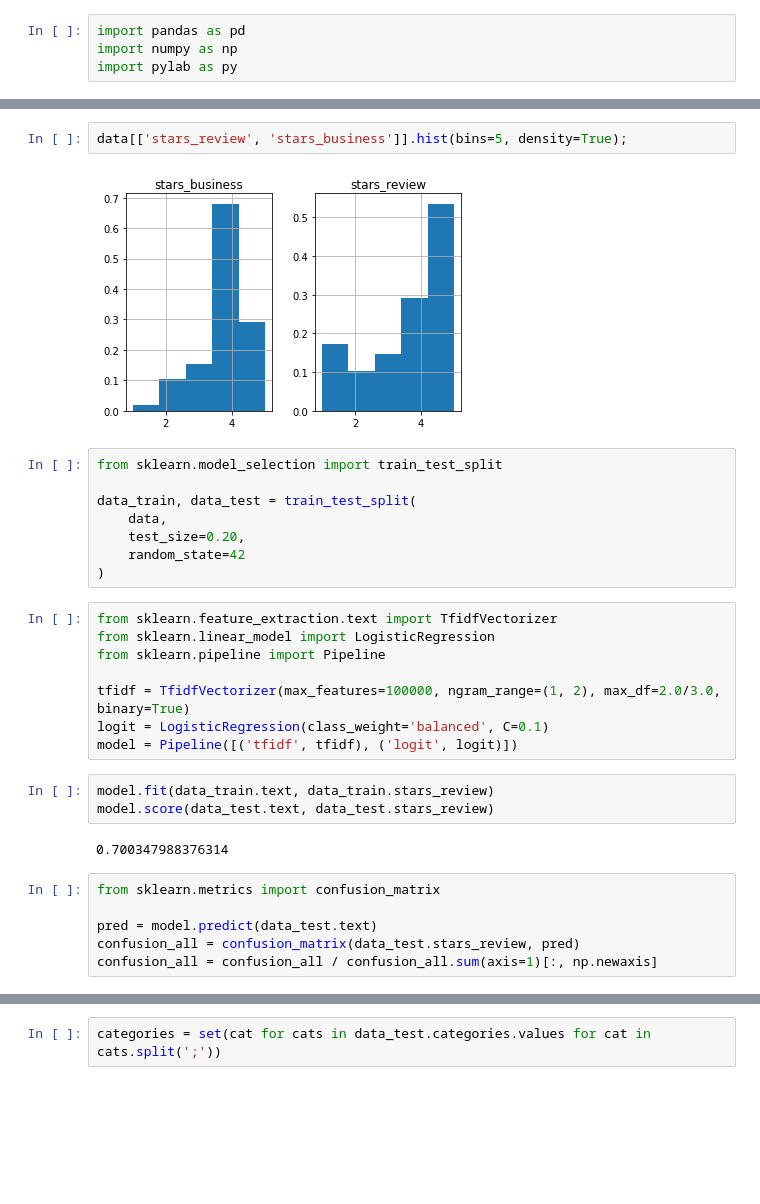
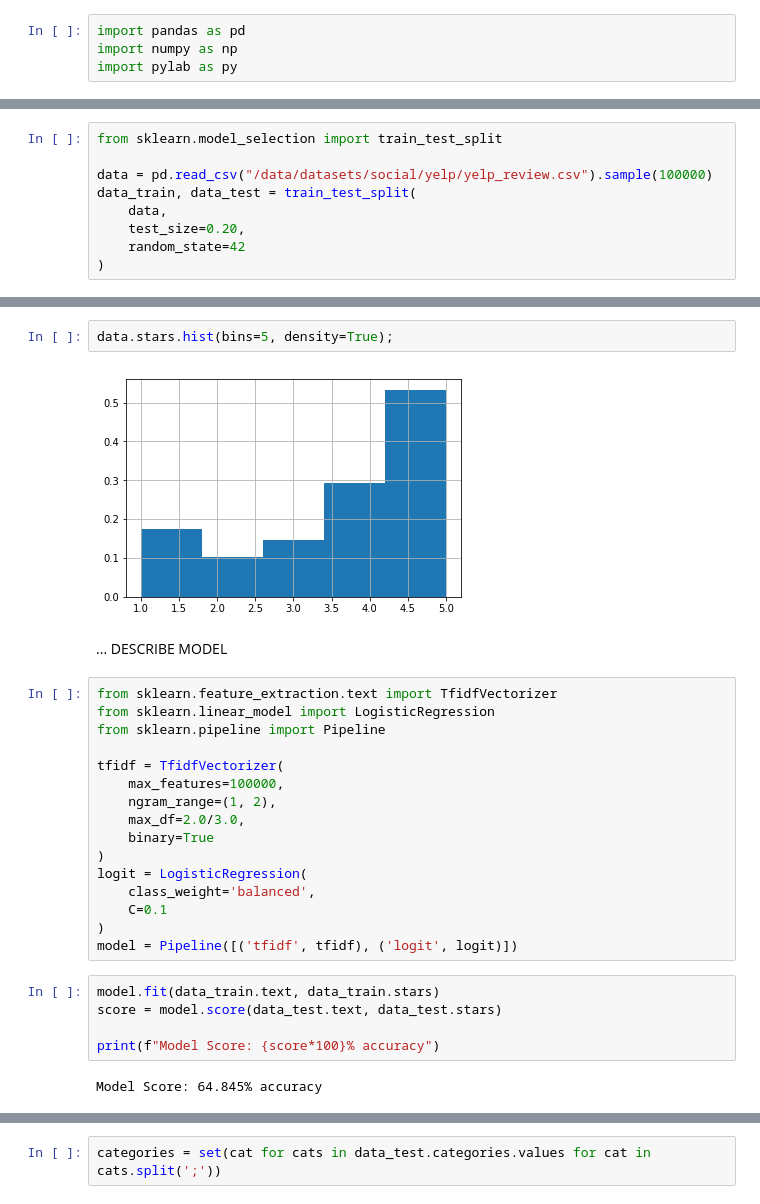
Before and after one commit to ProbableModels/acm_paper_2018, a Jupyter notebook: yelp_reviews.ipynb, the cells around one changed output, grey strips where cells are left out. Cells and saved outputs as stored; diff of their text form; blank space fills up the shorter version.

Commit message:
progress on yelp and twitter... fleshing out supporting text for yelp

```diff
--- a/yelp_reviews.ipynb
+++ b/yelp_reviews.ipynb
@@ -16,3 +39,12 @@ del data_business
+# %%
+from sklearn.model_selection import train_test_split
+
+data = pd.read_csv("/data/datasets/social/yelp/yelp_review.csv").sample(100000)
+data_train, data_test = train_test_split(
+    data,
+    test_size=0.20,
+    random_state=42
+)
 # %%
 data.head()
 # %% [output]
@@ -38,31 +75,29 @@ data.describe()
 # %%
-data[['stars_review', 'stars_business']].hist(bins=5, density=True);
+data.stars.hist(bins=5, density=True);
 # %% [output]
-[figure, old version]
+[figure, new version]
-# %%
-from sklearn.model_selection import train_test_split
-
-data_train, data_test = train_test_split(
-    data,
-    test_size=0.20,
-    random_state=42
-)
+# %% [markdown]
+... DESCRIBE MODEL
 # %%
 from sklearn.feature_extraction.text import TfidfVectorizer
 from sklearn.linear_model import LogisticRegression
 from sklearn.pipeline import Pipeline
 
-tfidf = TfidfVectorizer(max_features=100000, ngram_range=(1, 2), max_df=2.0/3.0, binary=True)
-logit = LogisticRegression(class_weight='balanced', C=0.1)
+tfidf = TfidfVectorizer(
+    max_features=100000,
+    ngram_range=(1, 2),
+    max_df=2.0/3.0,
+    binary=True
+)
+logit = LogisticRegression(
+    class_weight='balanced',
+    C=0.1
+)
 model = Pipeline([('tfidf', tfidf), ('logit', logit)])
 # %%
-model.fit(data_train.text, data_train.stars_review)
-model.score(data_test.text, data_test.stars_review)
+model.fit(data_train.text, data_train.stars)
+score = model.score(data_test.text, data_test.stars)
+
+print(f"Model Score: {score*100}% accuracy")
 # %% [output]
-0.700347988376314
+Model Score: 64.845% accuracy
-# %%
-from sklearn.metrics import confusion_matrix
-
-pred = model.predict(data_test.text)
-confusion_all = confusion_matrix(data_test.stars_review, pred)
-confusion_all = confusion_all / confusion_all.sum(axis=1)[:, np.newaxis]
```
Also changed, not shown: parts of 29 cells of this notebook, 1 other file.
